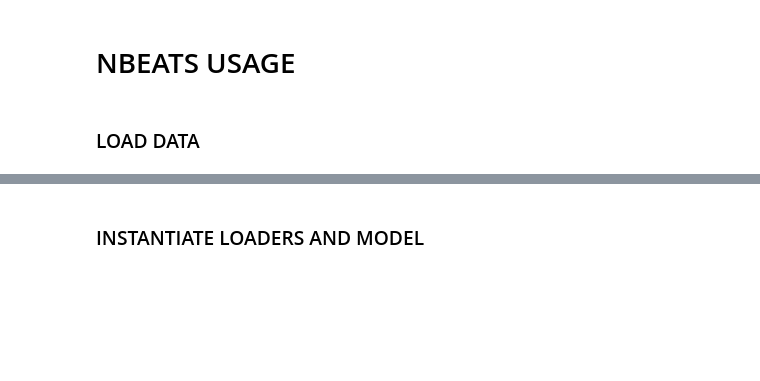
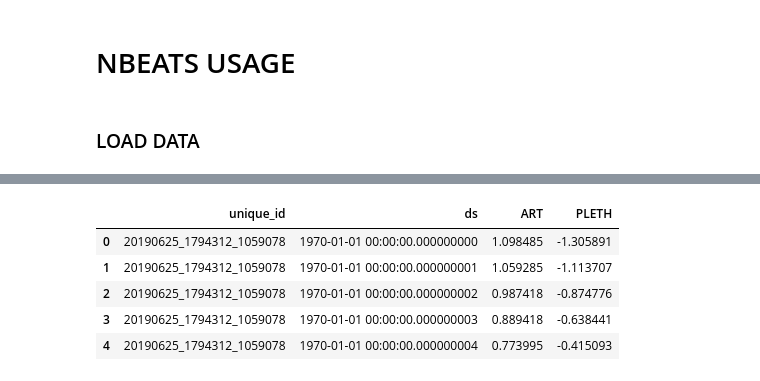
Before and after one commit to Nixtla/Nixtla, a Jupyter notebook: nbs/models_nbeats__nbeats.ipynb, the cells around one changed output, grey strips where cells are left out. Drawn from its saved outputs; the diff is of its cells as text; code cells hidden in the pictures; blank space fills up the shorter version.

```diff
--- a/nbs/models_nbeats__nbeats.ipynb
+++ b/nbs/models_nbeats__nbeats.ipynb
@@ -780,2 +688,34 @@ dtype: object
-# %% [markdown]
-### INSTANTIATE LOADERS AND MODEL
+# %%
+data = pd.read_csv('../data/healthcare/data_waveforms_icu.csv')
+aux = data[['unique_id','PLETH']].groupby('unique_id').min().reset_index()
+aux = aux[aux['PLETH']>0]
+filter_patients = aux.unique_id.unique()
+data = data[data['unique_id'].isin(filter_patients)].reset_index(drop=True)
+
+horizon = 250
+features = ['ART','PLETH']
+n_patients = data.unique_id.nunique()
+
+Y_df = data[['unique_id','ds']+features]
+Y_df['ART'] = (Y_df['ART'] - Y_df['ART'].mean())/Y_df['ART'].std()
+Y_df['PLETH'] = (Y_df['PLETH'] - Y_df['PLETH'].mean())/Y_df['PLETH'].std()
+
+#Y_df = data.copy()
+Y_df = Y_df.sort_values(['unique_id','ds']).reset_index(drop=True)
+#Y_df = Y_df.rename(columns={feature:'y'})
+Y_df['ds'] = np.tile(np.array(range(10000)), n_patients)
+Y_train_df = Y_df[Y_df['ds']<10000-horizon].reset_index(drop=True)
+Y_train_df['ds'] = pd.to_datetime(Y_train_df['ds'])
+Y_df['ds'] = pd.to_datetime(Y_df['ds'])
+
+test_mask_df = get_default_mask_df(Y_df=Y_df, ds_in_test=horizon, is_test=True)
+test_ts_dataset = TimeSeriesDataset(Y_df=Y_df, X_df=None, S_df=None, mask_df=test_mask_df, verbose=True)
+# %%
+Y_df.head()
+# %% [output]
+|  | unique_id | ds | ART | PLETH |
+| 0 | 20190625_1794312_1059078 | 1970-01-01 00:00:00.000000000 | 1.098485 | -1.305891 |
+| 1 | 20190625_1794312_1059078 | 1970-01-01 00:00:00.000000001 | 1.059285 | -1.113707 |
+| 2 | 20190625_1794312_1059078 | 1970-01-01 00:00:00.000000002 | 0.987418 | -0.874776 |
+| 3 | 20190625_1794312_1059078 | 1970-01-01 00:00:00.000000003 | 0.889418 | -0.638441 |
+| 4 | 20190625_1794312_1059078 | 1970-01-01 00:00:00.000000004 | 0.773995 | -0.415093 |
```
Also changed, not shown: parts of 16 cells of this notebook, 10 other files.
